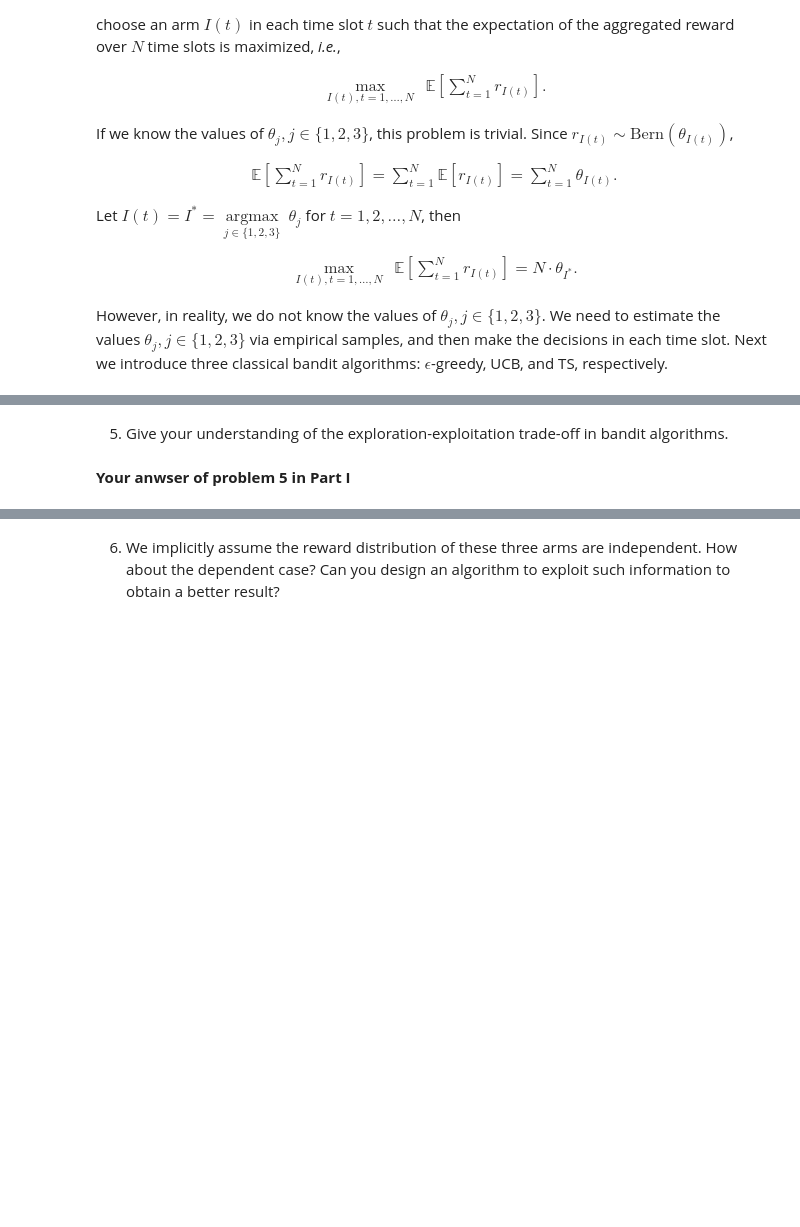
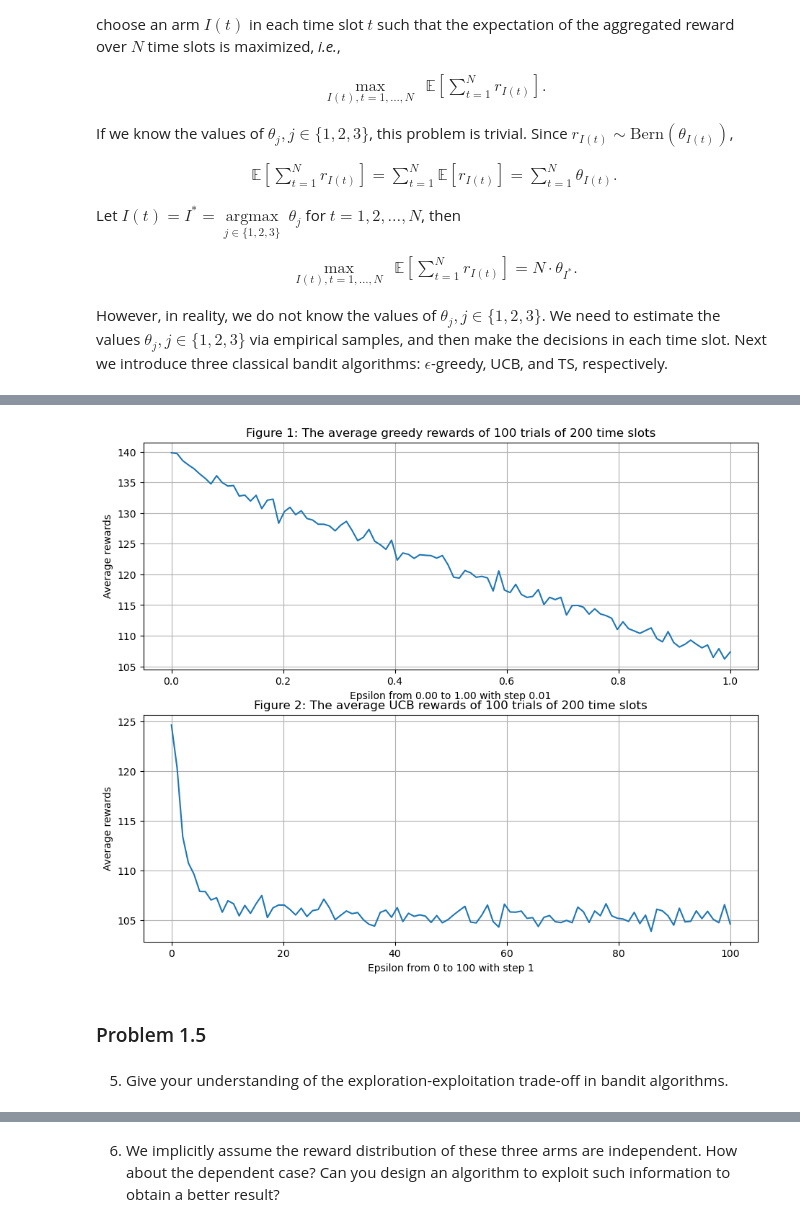
Before and after one commit to xiaojxkevin/SI140_Project, a Jupyter notebook: Final_project/Bandit_project/Project-Bandit.ipynb, the cells around one changed output, grey strips where cells are left out. Cells and saved outputs as stored; diff of their text form; code cells hidden in the pictures; blank space fills up the shorter version.

```diff
--- a/Final_project/Bandit_project/Project-Bandit.ipynb
+++ b/Final_project/Bandit_project/Project-Bandit.ipynb
@@ -146,7 +147,7 @@ def TS(n, a, b) -> tuple[int, np.ndarray]:
         # use this vector to store the expectation of beta distributions
         E_theta = np.array([0, 0, 0], dtype=float)
         for j in range(3):
-            E_theta[j] = beta[j][0]/(beta[j][0] + beta[j][1])
+            E_theta[j] = np.random.beta(beta[j][0], beta[j][1])
         arm = np.argmax(E_theta)
         r = np.random.binomial(1, theta[arm]) # reward
         beta[arm][0] += r
@@ -234,4 +257,44 @@ When (a1,b1) = (601,401), (a2,b2) = (401,601), (a3,b3) = (2,3), the total reward
+# %%
+# PLOT
+## greedy -> epsilons
+epsilons = np.linspace(0, 1, 100)
+total_rs = np.zeros(100, dtype=int)
+for k in range(100):
+    for i in range(100):
+        r, theta = greedy(200, epsilons[k])
+        total_rs[k] += r
+greedy_rewards = total_rs / 100
+
+## UCB -> c
+c = np.linspace(0, 100, 100)
+total_rs = np.zeros(100, dtype=int)
+thetas = np.zeros([100, 3], dtype=float)
+for k in range(100):
+    for i in range(100):
+        r, theta = UCB(200, c[k])
+        total_rs[k] += r
+        thetas[k] += theta
+ucb_rewards = total_rs / 100
+
+fig = plt.figure()
+fig.set_size_inches(11, 9)
+plt.subplot(2, 1, 1)
+plt.plot(epsilons, greedy_rewards, scalex=3, scaley=12)
+plt.grid(visible=True)
+plt.title("Figure 1: The average greedy rewards of 100 trials of 200 time slots")
+plt.xlabel("Epsilon from 0.00 to 1.00 with step 0.01")
+plt.ylabel("Average rewards")
+
+plt.subplot(2, 1, 2)
+plt.plot(c, ucb_rewards, scalex=5, scaley=10)
+plt.grid(visible=True)
+plt.title("Figure 2: The average UCB rewards of 100 trials of 200 time slots")
+plt.xlabel("Epsilon from 0 to 100 with step 1")
+plt.ylabel("Average rewards")
+plt.show()
+# %% [output]
+[figure, added]
+# %% [markdown]
+### Problem 1.5
 # %% [markdown]
 5. Give your understanding of the exploration-exploitation trade-off in bandit algorithms.
-# %% [markdown]
-**Your anwser of problem 5 in Part I**
```
Also changed, not shown: parts of 28 cells of this notebook.
